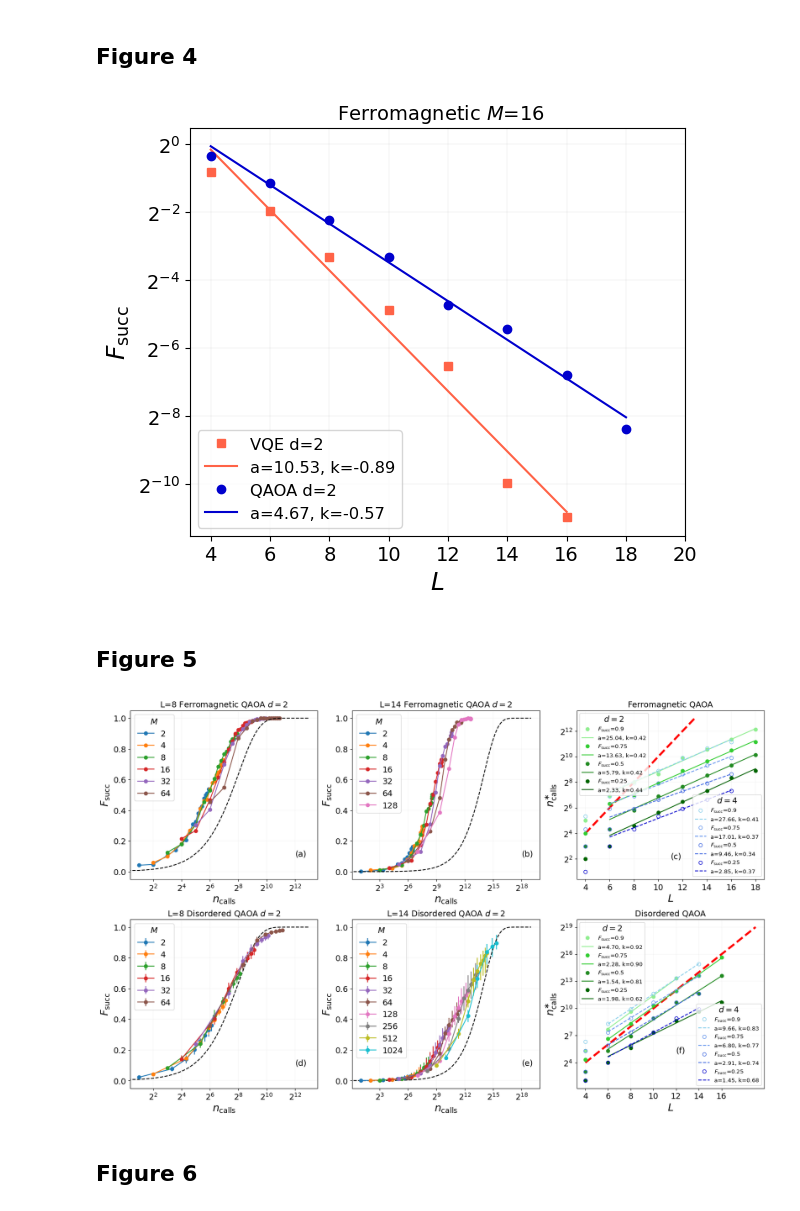
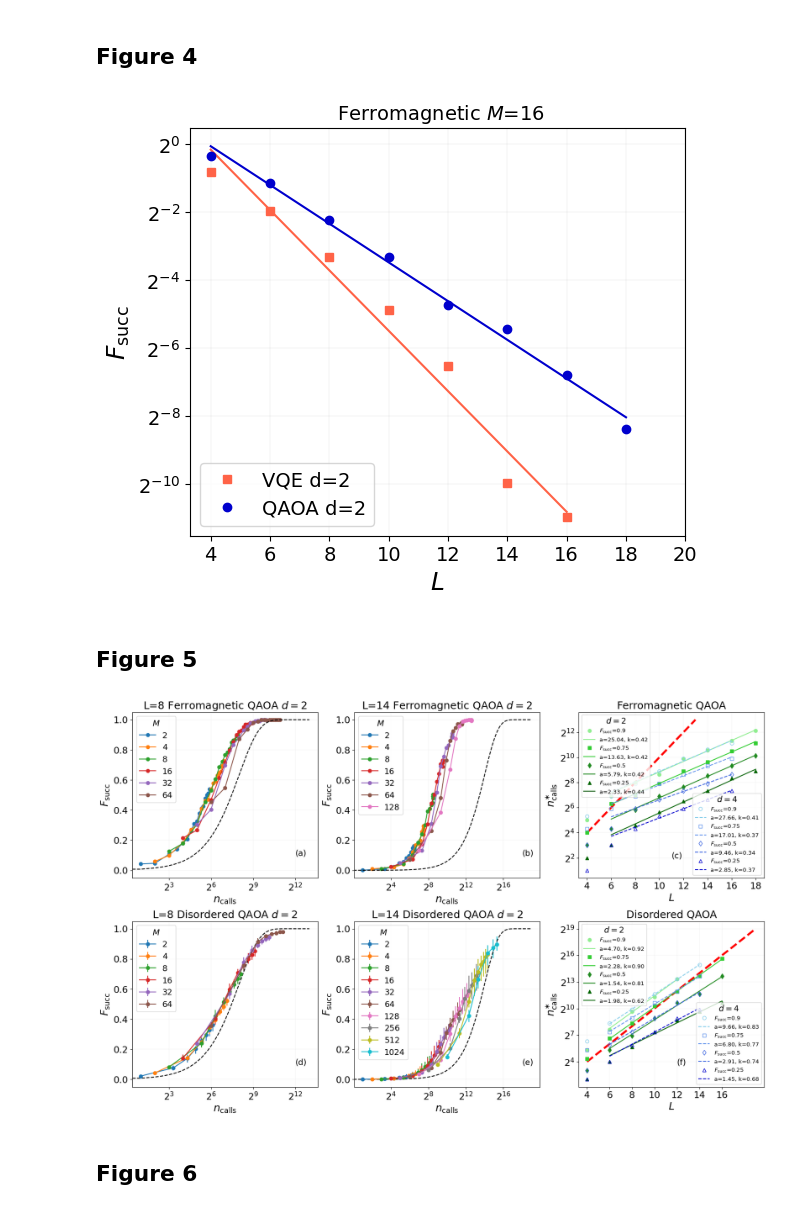
Before and after one commit to gscriva/cvar-opt, a Jupyter notebook: paper-figures.ipynb, the cells around one changed output. Saved outputs shown, nothing was run; the diff lists cells and outputs as text; code cells hidden in the pictures.

```diff
--- a/paper-figures.ipynb
+++ b/paper-figures.ipynb
@@ -18,15 +18,16 @@ Set matplotlib's hyperparameters.
 # %%
 SMALL_SIZE = 8
 MEDIUM_SIZE = 14
+BIG_SIZE = 16
 BIGGER_SIZE = 18
 
 plt.rc('font', size=MEDIUM_SIZE)          # controls default text sizes
 plt.rc('axes', titlesize=BIGGER_SIZE)     # fontsize of the axes title
 plt.rc('axes', labelsize=BIGGER_SIZE)    # fontsize of the x and y labels
-plt.rc('xtick', labelsize=MEDIUM_SIZE)    # fontsize of the tick labels
-plt.rc('ytick', labelsize=MEDIUM_SIZE)    # fontsize of the tick labels
+plt.rc('xtick', labelsize=BIG_SIZE)    # fontsize of the tick labels
+plt.rc('ytick', labelsize=BIG_SIZE)    # fontsize of the tick labels
 plt.rc('legend', fontsize=MEDIUM_SIZE)    # legend fontsize
-plt.rc('figure', titlesize=MEDIUM_SIZE)  # fontsize of the figure title
+plt.rc('figure', titlesize=BIG_SIZE)  # fontsize of the figure title
 # %% [markdown]
 Define the saling functions.
 # %%
@@ -281,37 +293,38 @@ algos = ['qaoa', 'vqe']
 # %%
 fig, ax = plt.subplots(1, 1, constrained_layout=True, figsize=(6,5))
 
 shots = 16
 colors = ['lightgreen', 'limegreen', 'forestgreen', 'darkgreen','lightseagreen', 'skyblue', 'cornflowerblue' , 'royalblue', 'mediumblue', 'darkblue']
 colors_rand = ["tomato", "red"]
 
 #dat = data_linopt[(data_linopt['shots'] == shots) & (data_linopt['circ_depth'] == depth) & (data_linopt['iter'] == 1)]
 dat_qaoa = ferro_df[(ferro_df['shots'] == shots) & (ferro_df['circ_depth'] == depth) & (ferro_df['iter'] == 1) & (ferro_df['algo'] == "qaoa")]
 dat_vqe = ferro_df[(ferro_df['shots'] == shots) & (ferro_df['circ_depth'] == depth) & (ferro_df['iter'] == 1) & (ferro_df['algo'] == "vqe")]
 
 popt1, _ = optimize.curve_fit(fun_lin, dat_vqe['qubits'].iloc[:-2], np.log2(dat_vqe['p_succ'].iloc[:-2]))
 popt2, _ = optimize.curve_fit(fun_lin,  dat_qaoa['qubits'], np.log2(dat_qaoa['p_succ']))
 
 ax.plot(dat_vqe['qubits'].iloc[:-2], dat_vqe['p_succ'].iloc[:-2], "s", label=f"VQE d={depth}", color=colors_rand[0])
-ax.plot(dat_vqe['qubits'].iloc[:-2], fun_exp(dat_vqe['qubits'].iloc[:-2], 2**popt1[0], popt1[1]), "-", label=f"a={2**popt1[0]:.2f}, k={popt1[1]:.2f}", color=colors_rand[0])
+ax.plot(dat_vqe['qubits'].iloc[:-2], fun_exp(dat_vqe['qubits'].iloc[:-2], 2**popt1[0], popt1[1]), "-", color=colors_rand[0],) #label=f"a={2**popt1[0]:.2f}, k={popt1[1]:.2f}")
 
 ax.plot(dat_qaoa['qubits'], dat_qaoa['p_succ'], "o", label=f"QAOA d={depth}", color=colors[-2])
-ax.plot(dat_qaoa['qubits'], fun_exp(dat_qaoa['qubits'], 2**popt2[0], popt2[1]), "-", label=f"a={2**popt2[0]:.2f}, k={popt2[1]:.2f}", color=colors[-2])
+ax.plot(dat_qaoa['qubits'], fun_exp(dat_qaoa['qubits'], 2**popt2[0], popt2[1]), "-", color=colors[-2],) #label=f"a={2**popt2[0]:.2f}, k={popt2[1]:.2f}")
 
 ax.set_xticks(np.arange(ferro_df['qubits'].min(), ferro_df['qubits'].max() + 2, 2))
 ax.set_yscale("log", base=2)
 
 ax.grid(linewidth = 0.1)
 
 ax.set_xlabel(r"$L$")
 ax.set_ylabel(r"$F_{\mathrm{succ}}$")
 
 ax.set_title(f" Ferromagnetic " + r"$M$"+f"={shots}", fontsize=14)
-ax.legend(loc='lower left', fontsize='small')
+ax.legend(loc='lower left',)# fontsize='small')
 
-plt.savefig(f"img/figure4", format="pdf")
+plt.savefig(f"img/figure4.png", dpi=300)
+#plt.savefig(f"img/figure4", format="pdf")
 # %% [output]
-[figure, old version]
+[figure, new version]
 # %% [markdown]
 
 ## Figure 5
@@ -337,7 +353,7 @@ for i, subplot in enumerate(subplots.ravel()):
 
         subplot.grid(linewidth = 0.1)
 
-        subplot.set_title(f"L={qubits} Ferromagnetic " + r"QAOA $d=$" + f"{depth}", fontsize=14)
+        subplot.set_title(f"L={qubits} Ferromagnetic " + r"QAOA $d=$" + f"{depth}")#, fontsize=14)
         subplot.legend(title=r'$M$', loc="upper left")
         subplot.text(2**12, 0.1, "(a)")
 
@@ -357,7 +373,7 @@ for i, subplot in enumerate(subplots.ravel()):
 
         subplot.grid(linewidth = 0.1)
 
-        subplot.set_title(f"L={qubits} Ferromagnetic " + r"QAOA $d=$" + f"{depth}", fontsize=14)
+        subplot.set_title(f"L={qubits} Ferromagnetic " + r"QAOA $d=$" + f"{depth}")#, fontsize=14)
         subplot.legend(title=r'$M$')
         subplot.text(2**18, 0.1, '(b)')
 
@@ -374,6 +390,7 @@ for i, subplot in enumerate(subplots.ravel()):
 
         p_tresholds = [0.9, 0.75, 0.5, 0.25]
         colors = ['lightgreen', 'limegreen', 'forestgreen', 'darkgreen','lightseagreen', 'skyblue', 'cornflowerblue' , 'royalblue', 'mediumblue', 'darkblue']
+        markers=['o','s','d','^']
         for j, (p, color) in enumerate(zip(p_tresholds, colors)):
             data1 = ferro_df[(ferro_df['algo'] == 'qaoa') & (ferro_df['circ_depth'] == depth1)]
             data2 = ferro_df[(ferro_df['algo'] == 'qaoa') & (ferro_df['circ_depth'] == depth2)]
@@ -384,13 +401,13 @@ for i, subplot in enumerate(subplots.ravel()):
             popt1, _ = optimize.curve_fit(fun_lin, gt_p1['qubits'][2:], np.log2(gt_p1['t'][2:]))
             popt2, _ = optimize.curve_fit(fun_lin, gt_p2['qubits'][2:], np.log2(gt_p2['t'][2:]))
 
-            plot1, = subplot.plot(gt_p1['qubits'], gt_p1['t'], "o", label=r"$F_{\mathrm{succ}}$"+f"={p}", color=color)
+            plot1, = subplot.plot(gt_p1['qubits'], gt_p1['t'], "o", marker=markers[j], label=r"$F_{\mathrm{succ}}$"+f"={p}", color=color)
             plots1.append(plot1)
-            plot2, = subplot.plot(gt_p2['qubits'], gt_p2['t'], "o", label=r"$F_{\mathrm{succ}}$"+f"={p}", color=colors[j+5], fillstyle='none')
+            plot2, = subplot.plot(gt_p2['qubits'], gt_p2['t'], "o", marker=markers[j], label=r"$F_{\mathrm{succ}}$"+f"={p}", color=colors[j+5], fillstyle='none')
             plots2.append(plot2)
 
-            plot1,  = subplot.plot(gt_p1['qubits'][1:], fun_exp(gt_p1['qubits'][1:], 2**popt1[0], popt1[1]), "-", label=f"a={2**popt1[0]:.2f}, k={popt1[1]:.2f}", color=color)
-            plot2, = subplot.plot(gt_p2['qubits'][1:], fun_exp(gt_p2['qubits'][1:], 2**popt2[0], popt2[1]), "--", label=f"a={2**popt2[0]:.2f}, k={popt2[1]:.2f}", color=colors[j+5])
+            plot1,  = subplot.plot(gt_p1['qubits'][1:], fun_exp(gt_p1['qubits'][1:], 2**popt1[0], popt1[1]), "-", color=color,label=f"a={2**popt1[0]:.2f}, k={popt1[1]:.2f}")
+            plot2, = subplot.plot(gt_p2['qubits'][1:], fun_exp(gt_p2['qubits'][1:], 2**popt2[0], popt2[1]), "--", color=colors[j+5],label=f"a={2**popt2[0]:.2f}, k={popt2[1]:.2f}")
             plots1.append(plot1)
             plots2.append(plot2)
 
@@ -398,7 +415,7 @@ for i, subplot in enumerate(subplots.ravel()):
         subplot.set_ylabel(r"$n^{\ast}_{\mathrm{calls}}$")
         subplot.set_xlabel(r"$L$")
         subplot.set_xticks(np.arange(min_qubits, max_qubits+1, 2))
-        subplot.set_title("Ferromagnetic QAOA", fontsize=14)
+        subplot.set_title("Ferromagnetic QAOA")#, fontsize=14)
 
         first_legend = subplot.legend(handles=plots1, title=r"$d=$"+f"{depth1}", loc='upper left', fontsize="x-small")
         subplot.add_artist(first_legend)
@@ -430,7 +447,7 @@ for i, subplot in enumerate(subplots.ravel()):
 
         subplot.grid(linewidth = 0.1)
 
-        subplot.set_title(f"L={qubits} Disordered " + r"QAOA $d=$" + f"{depth}", fontsize=14)
+        subplot.set_title(f"L={qubits} Disordered " + r"QAOA $d=$" + f"{depth}")#, fontsize=14)
         subplot.legend(title=r'$M$')
 
         subplot.text(2**12, 0.1, '(d)')
@@ -457,7 +474,7 @@ for i, subplot in enumerate(subplots.ravel()):
 
         subplot.grid(linewidth = 0.1)
 
-        subplot.set_title(f"L={qubits} Disordered " + r"QAOA $d=$" + f"{depth}", fontsize=14)
+        subplot.set_title(f"L={qubits} Disordered " + r"QAOA $d=$" + f"{depth}")#, fontsize=14)
         subplot.legend(title=r'$M$')
 
         subplot.text(2**18, 0.1, '(e)')
@@ -475,6 +492,7 @@ for i, subplot in enumerate(subplots.ravel()):
 
         p_tresholds = [0.9, 0.75, 0.5, 0.25]
         colors = ['lightgreen', 'limegreen', 'forestgreen', 'darkgreen','lightseagreen', 'skyblue', 'cornflowerblue' , 'royalblue', 'mediumblue', 'darkblue']
+        markers=['o','s','d','^']
         for j, (p, color) in enumerate(zip(p_tresholds, colors)):
             median_for_seed1 = spinglass_df[(spinglass_df['algo'] == 'qaoa') & (spinglass_df['circ_depth'] == depth1) & (spinglass_df['qubits'] >= min_qubits) & (spinglass_df['qubits'] <= max_qubits)].groupby(['t', 'qubits', 'circ_depth'], as_index=False).agg(avg_p_succ = ("p_succ", "median"))
             median_for_seed2 = spinglass_df[(spinglass_df['algo'] == 'qaoa') & (spinglass_df['circ_depth'] == depth2) & (spinglass_df['qubits'] >= min_qubits)].groupby(['t', 'qubits', 'circ_depth'], as_index=False).agg(avg_p_succ = ("p_succ", "median"))
@@ -483,22 +501,22 @@ for i, subplot in enumerate(subplots.ravel()):
             gt_p2 = median_for_seed2[median_for_seed2['avg_p_succ'] > p].groupby('qubits', as_index=False)['t'].min()
 
             popt1, _ = optimize.curve_fit(fun_lin, gt_p1['qubits'][2:], np.log2(gt_p1['t'][2:]))
-            plot1, = subplot.plot(gt_p1['qubits'], gt_p1['t'], "o", label=r"$F_{\mathrm{succ}}$"+f"={p}", color=color)
+            plot1, = subplot.plot(gt_p1['qubits'], gt_p1['t'], "o", marker=markers[j], label=r"$F_{\mathrm{succ}}$"+f"={p}", color=color)
             plots1.append(plot1)
-            plot1, = subplot.plot(gt_p1['qubits'][1:], fun_exp(gt_p1['qubits'][1:], 2**popt1[0], popt1[1]), "-", label=f"a={2**popt1[0]:.2f}, k={popt1[1]:.2f}", color=color)
+            plot1, = subplot.plot(gt_p1['qubits'][1:], fun_exp(gt_p1['qubits'][1:], 2**popt1[0], popt1[1]), "-", color=color,label=f"a={2**popt1[0]:.2f}, k={popt1[1]:.2f}")
             plots1.append(plot1)
 
             popt2, _ = optimize.curve_fit(fun_lin, gt_p2['qubits'][2:], np.log2(gt_p2['t'][2:]))
-            plot2, = subplot.plot(gt_p2['qubits'], gt_p2['t'], "o", label=r"$F_{\mathrm{succ}}$"+f"={p}", fillstyle='none', color=colors[j+5])
+            plot2, = subplot.plot(gt_p2['qubits'], gt_p2['t'], "o", label=r"$F_{\mathrm{succ}}$"+f"={p}", marker=markers[j], fillstyle='none', color=colors[j+5])
             plots2.append(plot2)
-            plot2, = subplot.plot(gt_p2['qubits'][1:], fun_exp(gt_p2['qubits'][1:], 2**popt2[0], popt2[1]), "--", label=f"a={2**popt2[0]:.2f}, k={popt2[1]:.2f}", color=colors[j+5])
+            plot2, = subplot.plot(gt_p2['qubits'][1:], fun_exp(gt_p2['qubits'][1:], 2**popt2[0], popt2[1]), "--", color=colors[j+5],label=f"a={2**popt2[0]:.2f}, k={popt2[1]:.2f}")
             plots2.append(plot2)
 
         subplot.set_yscale('log', base=2)
         subplot.set_ylabel(r"$n^{\ast}_{\mathrm{calls}}$")
         subplot.set_xlabel(r"$L$")
         subplot.set_xticks(np.arange(min_qubits, max_qubits+1, 2))
-        subplot.set_title("Disordered QAOA", fontsize=14)
+        subplot.set_title("Disordered QAOA")#, fontsize=14)
 
         first_legend = subplot.legend(handles=plots1, title=r"$d=$"+f"{depth1}", loc='upper left', fontsize="x-small")
         subplot.add_artist(first_legend)
@@ -507,11 +525,12 @@ for i, subplot in enumerate(subplots.ravel()):
 
         subplot.grid(linewidth = 0.1)
 
-        subplot.text(12, 2**5.1, '(f)')
+        subplot.text(12, 2**3.7, '(f)')
 
-plt.savefig("img/figure5a_5f", format="pdf")
+plt.savefig("img/figure5a_5f.png", dpi=300)
+#plt.savefig("img/figure5a_5f", format="pdf")
 # %% [output]
-[figure, old version]
+[figure, new version]
 # %% [markdown]
 
 ## Figure 6
```
Also changed, not shown: parts of 10 cells of this notebook, 1 other file.
